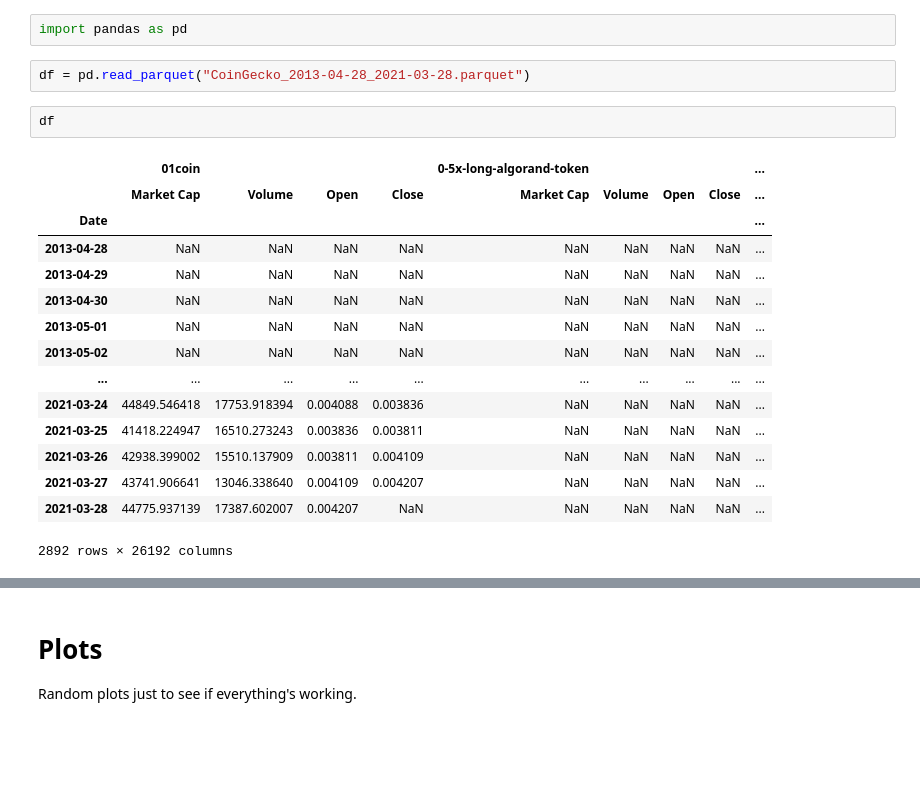
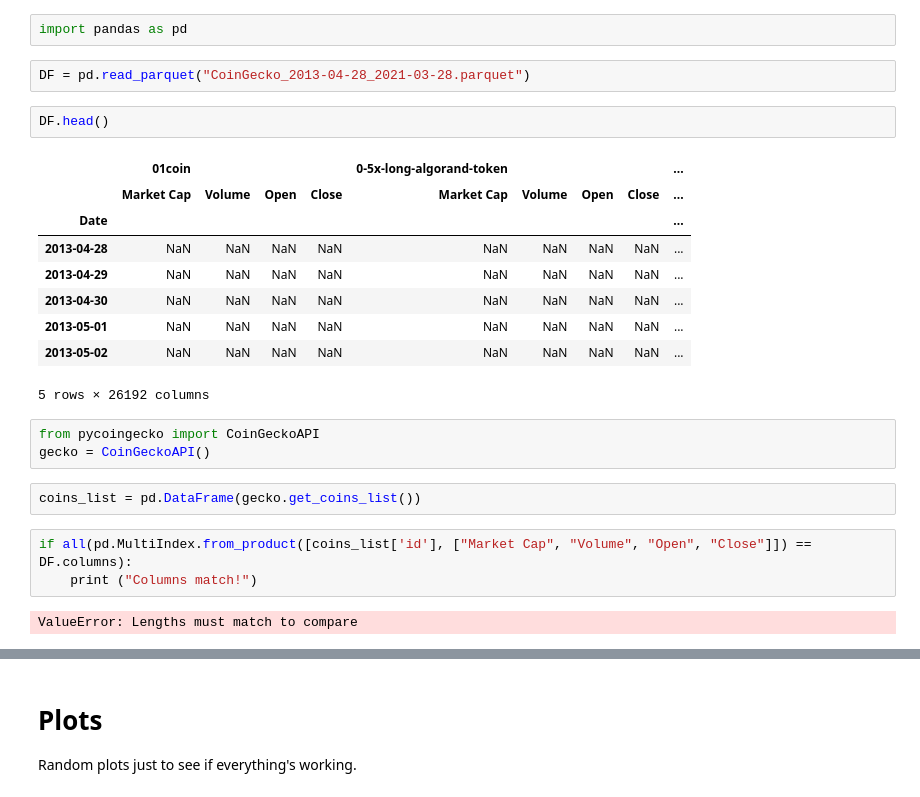
Before and after one commit to bplfamily/bplnotebooks, a Jupyter notebook: 01 - CoinGecko/CoinGecko Historical Data, Parquet.ipynb, the cells around one changed output, grey strips where cells are left out. Saved outputs shown, nothing was run; the diff lists cells and outputs as text; blank space fills up the shorter version.

```diff
--- a/01 - CoinGecko/CoinGecko Historical Data, Parquet.ipynb
+++ b/01 - CoinGecko/CoinGecko Historical Data, Parquet.ipynb
@@ -5,22 +5,26 @@ The data is stored in a parquet file, which we assume has been extracted (see RE
 # %%
 import pandas as pd
 # %%
-df = pd.read_parquet("CoinGecko_2013-04-28_2021-03-28.parquet")
+DF = pd.read_parquet("CoinGecko_2013-04-28_2021-03-28.parquet")
-# %%
-df
-# %% [output]
-|  | 01coin |  |  |  | 0-5x-long-algorand-token |  |  |  | ... |
-|  | Market Cap | Volume | Open | Close | Market Cap | Volume | Open | Close | ... |
-| Date |  |  |  |  |  |  |  |  | ... |
-| 2013-04-28 | NaN | NaN | NaN | NaN | NaN | NaN | NaN | NaN | ... |
-| 2013-04-29 | NaN | NaN | NaN | NaN | NaN | NaN | NaN | NaN | ... |
-| 2013-04-30 | NaN | NaN | NaN | NaN | NaN | NaN | NaN | NaN | ... |
-| 2013-05-01 | NaN | NaN | NaN | NaN | NaN | NaN | NaN | NaN | ... |
-| 2013-05-02 | NaN | NaN | NaN | NaN | NaN | NaN | NaN | NaN | ... |
-| ... | ... | ... | ... | ... | ... | ... | ... | ... | ... |
-| 2021-03-24 | 44849.546418 | 17753.918394 | 0.004088 | 0.003836 | NaN | NaN | NaN | NaN | ... |
-| 2021-03-25 | 41418.224947 | 16510.273243 | 0.003836 | 0.003811 | NaN | NaN | NaN | NaN | ... |
-| 2021-03-26 | 42938.399002 | 15510.137909 | 0.003811 | 0.004109 | NaN | NaN | NaN | NaN | ... |
-| 2021-03-27 | 43741.906641 | 13046.338640 | 0.004109 | 0.004207 | NaN | NaN | NaN | NaN | ... |
-| 2021-03-28 | 44775.937139 | 17387.602007 | 0.004207 | NaN | NaN | NaN | NaN | NaN | ... |
-2892 rows × 26192 columns
+# %%
+DF.head()
+# %% [output]
+|  | 01coin |  |  |  | 0-5x-long-algorand-token |  |  |  | ... |
+|  | Market Cap | Volume | Open | Close | Market Cap | Volume | Open | Close | ... |
+| Date |  |  |  |  |  |  |  |  | ... |
+| 2013-04-28 | NaN | NaN | NaN | NaN | NaN | NaN | NaN | NaN | ... |
+| 2013-04-29 | NaN | NaN | NaN | NaN | NaN | NaN | NaN | NaN | ... |
+| 2013-04-30 | NaN | NaN | NaN | NaN | NaN | NaN | NaN | NaN | ... |
+| 2013-05-01 | NaN | NaN | NaN | NaN | NaN | NaN | NaN | NaN | ... |
+| 2013-05-02 | NaN | NaN | NaN | NaN | NaN | NaN | NaN | NaN | ... |
+5 rows × 26192 columns
+# %%
+from pycoingecko import CoinGeckoAPI
+gecko = CoinGeckoAPI()
+# %%
+coins_list = pd.DataFrame(gecko.get_coins_list())
+# %%
+if all(pd.MultiIndex.from_product([coins_list['id'], ["Market Cap", "Volume", "Open", "Close"]]) == DF.columns):
+    print ("Columns match!")
+# %% [output]
+ValueError: Lengths must match to compare
```
Also changed, not shown: parts of 14 cells of this notebook, 2 other files.
